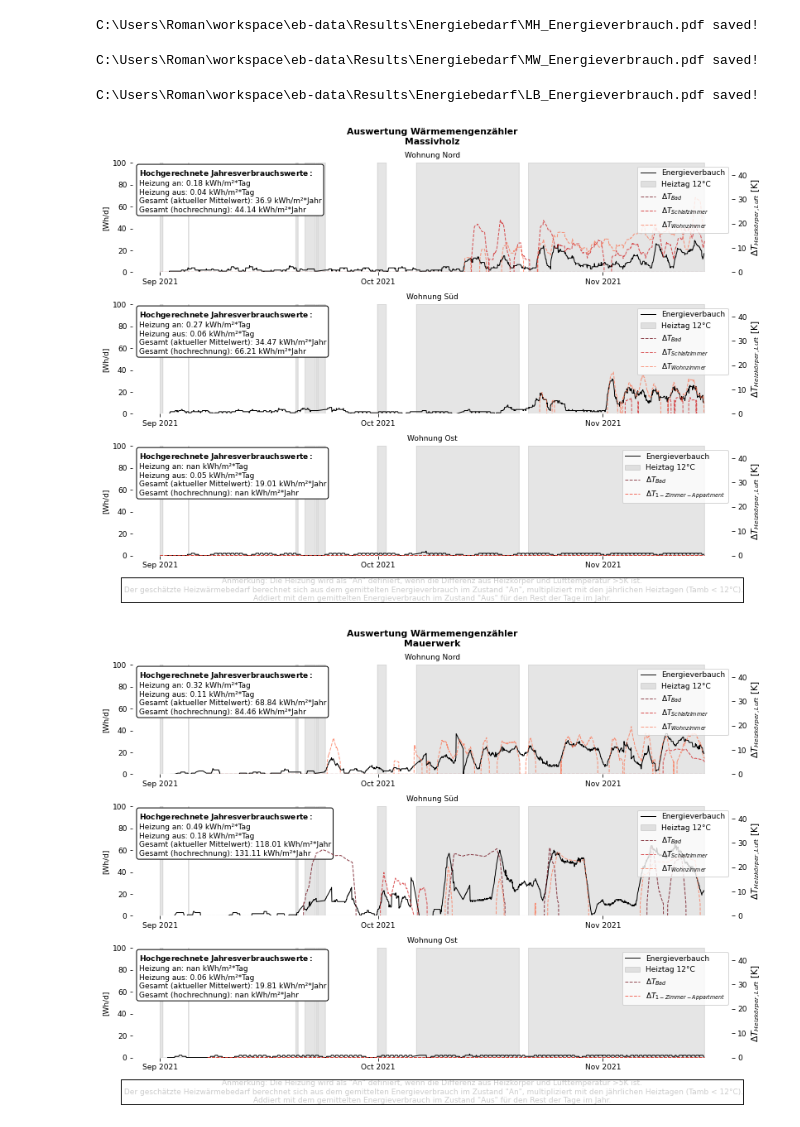
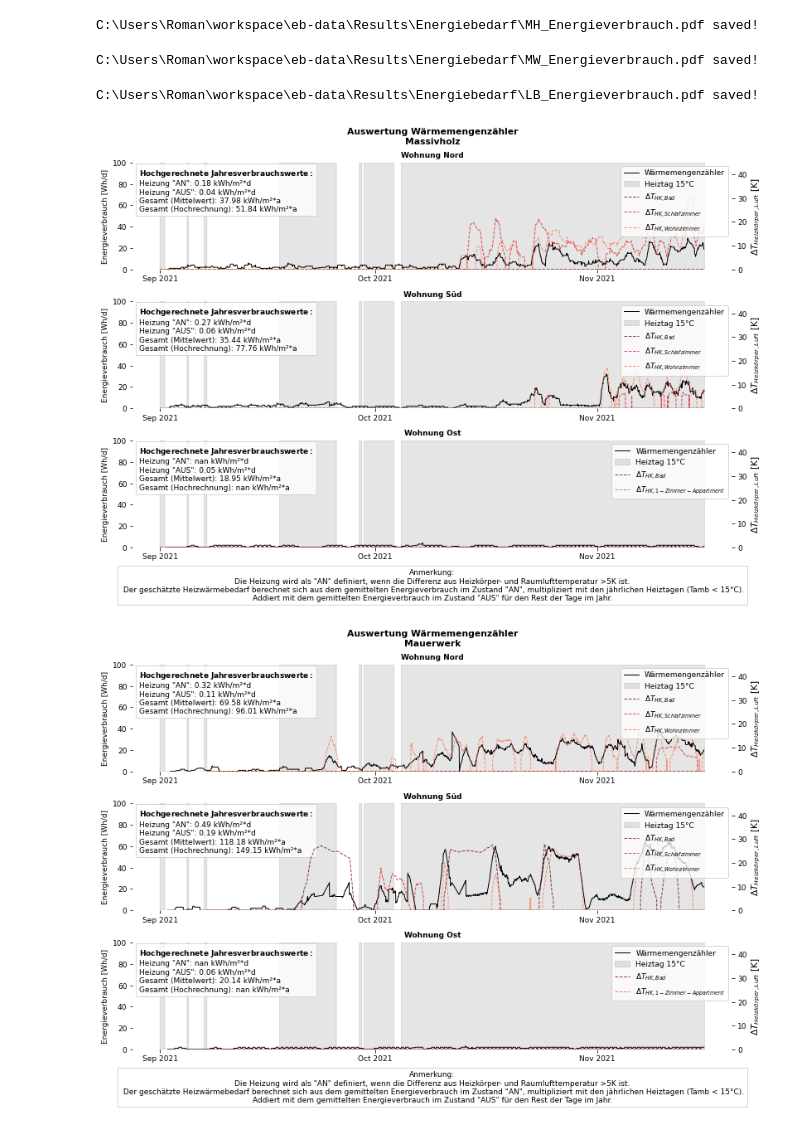
Before and after one commit to Ramonfi/eb-scripts, a Jupyter notebook: energy-demand.ipynb, the cells around one changed output. Cells and saved outputs as stored; diff of their text form; code cells hidden in the pictures.

```diff
--- a/energy-demand.ipynb
+++ b/energy-demand.ipynb
@@ -13,7 +13,7 @@ import eb
 # %%
 #########################################################____INPUT____#############################################################################
 # Tage mit mittlerer Außentemperatur < 15 bzw. 12°C. Wetterdatensatz TRY2017_Mietraching_extrem
-ht = '12'
+ht = '15'
 dK = 5
 ex=True
 eb.set_rc_eb()
@@ -62,7 +62,7 @@ for bui in eb.buid:
 
         #plot Wärmemengenzähler
         dfplot = df[app].resample('H').last().dropna(how='all').fillna(method='bfill')['HQ','H'].diff().rolling('D').sum()
-        axs[i].plot(dfplot, color = 'k',label='Energieverbauch')
+        axs[i].plot(dfplot, color = 'k',label='Wärmemengenzähler')
 
         #plot Heiztage
         axs[i].fill_between(T_amb_g24.index,T_amb_g24*100,alpha=0.1,color='k',label=f'Heiztag {ht}°C')
@@ -72,7 +72,7 @@ for bui in eb.buid:
         thk = (df2[app].filter(like='pt_Thk').rolling('D').mean()).subtract((df2[app].filter(like='trh_Tair').rolling('D').mean().mean(axis=1)),axis='index')
         thk[thk < dK] = 0
         for col in thk:
-            axs2[i].plot(thk[col],label = r'$\Delta T_{' + str(eb.rooms[col[0]]) + '}$', linestyle='dashed',alpha=0.75)
+            axs2[i].plot(thk[col],label = r'$\Delta T_{' +str('HK,')+ str(eb.rooms[col[0]]) + '}$', linestyle='dashed',alpha=0.75)
 
         eb.recolor_lines(ax=axs2[i],cmap=eb.c_temp)
 
@@ -107,43 +107,38 @@ for bui in eb.buid:
         axs[i].text(
                 0.01,
                 0.95,
-                r"$\bf{"+str('Hochgerechnete')+"}$"+' '+r"$\bf{"+str('Jahresverbrauchswerte:')+"}$" + '\n' + f'Heizung an: {heaton} kWh/m²*Tag\nHeizung aus: {heatoff} kWh/m²*Tag\nGesamt (aktueller Mittelwert): {q_tot} kWh/m²*Jahr\nGesamt (hochrechnung): {approx} kWh/m²*Jahr',
+                r"$\bf{"+str('Hochgerechnete')+"}$"+' '+r"$\bf{"+str('Jahresverbrauchswerte:')+"}$" + '\n' + f'Heizung "AN": {heaton} kWh/m²*d\nHeizung "AUS": {heatoff} kWh/m²*d\nGesamt (Mittelwert): {q_tot} kWh/m²*a\nGesamt (Hochrechnung): {approx} kWh/m²*a',
                 fontsize = 'medium',
                 style='normal',
                 ha = 'left',
                 va = 'top',
                 transform=axs[i].transAxes,
-                bbox=dict(boxstyle="round", fc="w"),
+                bbox=eb.eb_bbox
                 )
 
     # clean up axes
     for ax in axs:
         ax.set_ylim(0,100)
-        ax.set_ylabel('[Wh/d]')
+        ax.set_ylabel('Energieverbrauch [Wh/d]')
         ax.xaxis.set_major_locator(mpl.dates.MonthLocator())
         ax.xaxis.set_major_formatter(mpl.dates.DateFormatter('%b %Y'))
 
     # footnote
-    axs[i].annotate(f'Anmerkung: Die Heizung wird als "An" definiert, wenn die Differenz aus Heizkörper und Lufttemperatur >{dK}K ist.\n Der geschätzte Heizwärmebedarf berechnet sich aus dem gemittelten Energieverbrauch im Zustand "An", multipliziert mit den jährlichen Heiztagen (Tamb < {ht}°C).\nAddiert mit dem gemittelten Energieverbrauch im Zustand "Aus" für den Rest der Tage im Jahr.',
+    axs[i].annotate(f'Anmerkung:\nDie Heizung wird als "AN" definiert, wenn die Differenz aus Heizkörper- und Raumlufttemperatur >{dK}K ist.\n Der geschätzte Heizwärmebedarf berechnet sich aus dem gemittelten Energieverbrauch im Zustand "AN", multipliziert mit den jährlichen Heiztagen (Tamb < {ht}°C).\nAddiert mit dem gemittelten Energieverbrauch im Zustand "AUS" für den Rest der Tage im Jahr.',
         xy = (0.5, -0.2),
         xycoords='axes fraction',
         ha='center',
         va="top",
-        alpha=0.2,
-        bbox={
-            "facecolor":"white",
-            'edgecolor':'black',
-            "pad":0.4
-            }
+        bbox=eb.eb_bbox
         )
 
     fig.tight_layout()
 
     if ex:
         eb.export(fig,os.path.join(eb.dir_results,'Energiebedarf'),f'{bui}_Energieverbrauch',['pdf'],show=True)
 # %% [output]
 C:\Users\Roman\workspace\eb-data\Results\Energiebedarf\MH_Energieverbrauch.pdf saved!
 C:\Users\Roman\workspace\eb-data\Results\Energiebedarf\MW_Energieverbrauch.pdf saved!
 C:\Users\Roman\workspace\eb-data\Results\Energiebedarf\LB_Energieverbrauch.pdf saved!
-[figure, old version]
+[figure, new version]
-[figure, old version]
+[figure, new version]
```
Also changed, not shown: parts of 3 cells of this notebook, 3 other files.
